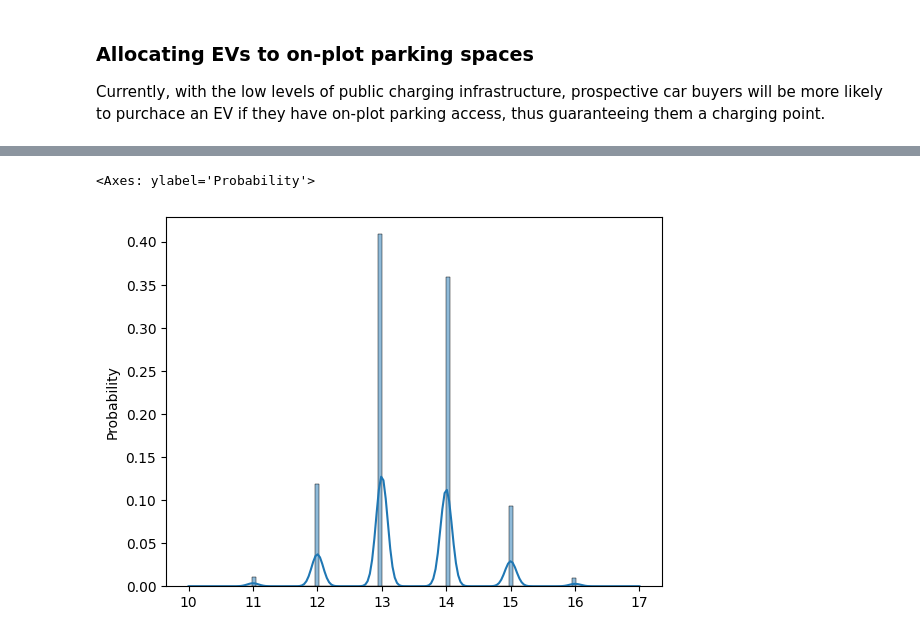
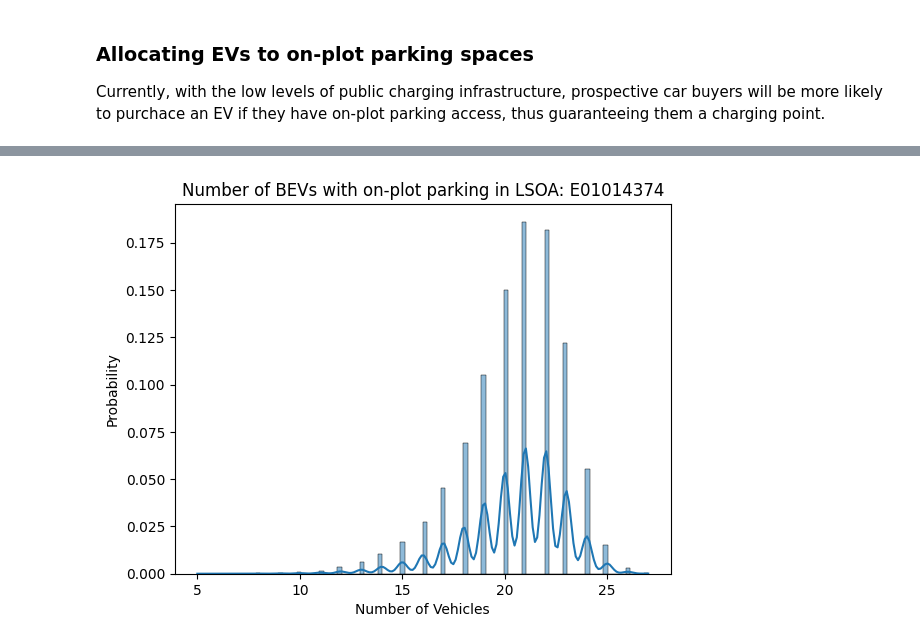
Before and after one commit to isaacflower/Probabilistic-EV-Demand-Modelling, a Jupyter notebook: dev/EV_adoption/ev_adoption_model.ipynb, the cells around one changed output, grey strips where cells are left out. Drawn from its saved outputs; the diff is of its cells as text; code cells hidden in the pictures.

```diff
--- a/dev/EV_adoption/ev_adoption_model.ipynb
+++ b/dev/EV_adoption/ev_adoption_model.ipynb
@@ -1161,14 +955,0 @@ sns.histplot(
-# %%
-# Number of BEVs
-sns.histplot(
-    np.random.choice(
-        (bev_lsoa_i.loc['2023 Q1', target_lsoa] * (1 + simulated_observations)).round(0),
-        size=len(n_on_plot_parking)
-    ),
-    bins=100,
-    kde=True,
-    stat='probability'
-)
-# %% [output]
-<Axes: ylabel='Probability'>
-[figure, removed]
@@ -1174,0 +962,44 @@ sns.histplot(
+# %%
+def calculate_n_evs_with_on_plot_parking(n_vehicles_with_on_plot_parking, census_cars, mean_vehicles, n_evs):
+    # Proportion of cars with on-plot parking
+    p_cars_on_plot_parking = np.clip(n_vehicles_with_on_plot_parking/census_cars, a_min=0, a_max=1)
+
+    # Define alpha and beta values for beta distribution that describes likely starting points for EV on-plot parking access
+    mu = 0.9 # prior mean
+    var = 0.1 * mu*(1-mu)
+
+    alpha = mu*(mu*(1-mu)/var - 1)
+    beta = (1-mu)*(mu*(1-mu)/var - 1)
+
+    # Return proportion of EVs with on-plot parking access.
+    # This changes depending on how many EVs there are relative to the total number of vehicles
+    # It approaches the overall proportion for all vehicles.
+    p_evs_with_on_plot_parking = calculate_p_evs_with_on_plot_parking(p_cars_on_plot_parking, alpha, beta, mean_vehicles, n_evs)
+
+    n_evs_with_on_plot_parking = (p_evs_with_on_plot_parking * n_evs).round(0)
+
+    return n_evs_with_on_plot_parking
+# %%
+n_bevs_with_on_plot_parking = calculate_n_evs_with_on_plot_parking(
+    n_vehicles_with_on_plot_parking = calculate_n_vehicles_with_on_plot_parking(target_lsoa, calculate_n_on_plot_parking(target_lsoa)),
+    census_cars = census_cars_and_vans_2021_df.loc[target_lsoa, 'number_of_cars'],
+    mean_vehicles = (registered_vehicles_lsoa.loc[target_lsoa, '2023 Q1'] * (1 + simulated_observations)).mean(),
+    n_evs = np.random.choice(
+        (bev_lsoa_i.loc['2023 Q1', target_lsoa] * (1 + simulated_observations)).round(0),
+        size=len(n_on_plot_parking)
+    )
+)
+
+# Number of BEVs with access to on-plot parking
+sns.histplot(
+    n_bevs_with_on_plot_parking,
+    bins=100,
+    kde=True,
+    stat='probability'
+)
+
+plt.xlabel('Number of Vehicles')
+plt.title('Number of BEVs with on-plot parking in LSOA: {}'.format(target_lsoa))
+plt.show()
+# %% [output]
+[figure, added]
```
Also changed, not shown: parts of 89 cells of this notebook.
